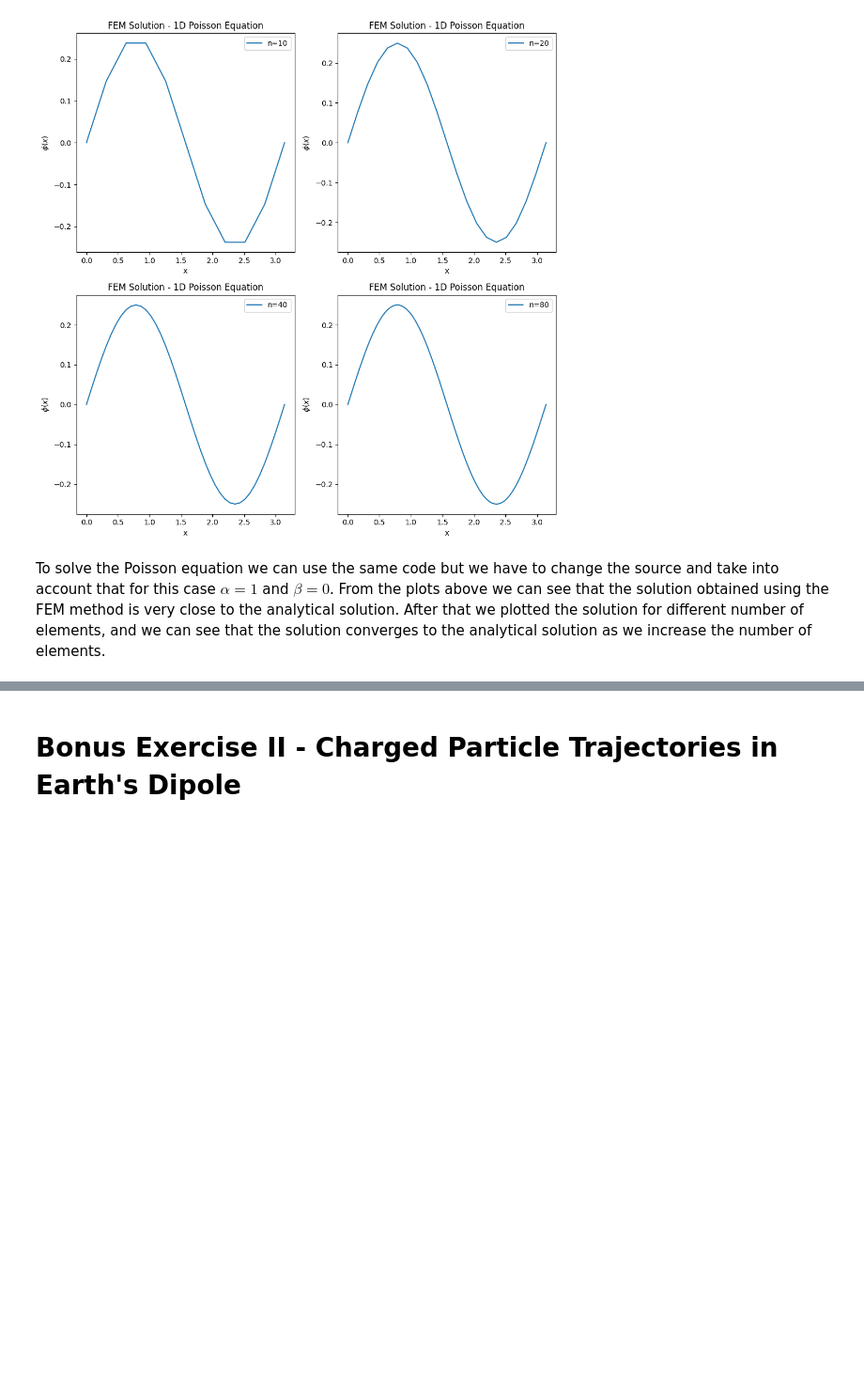
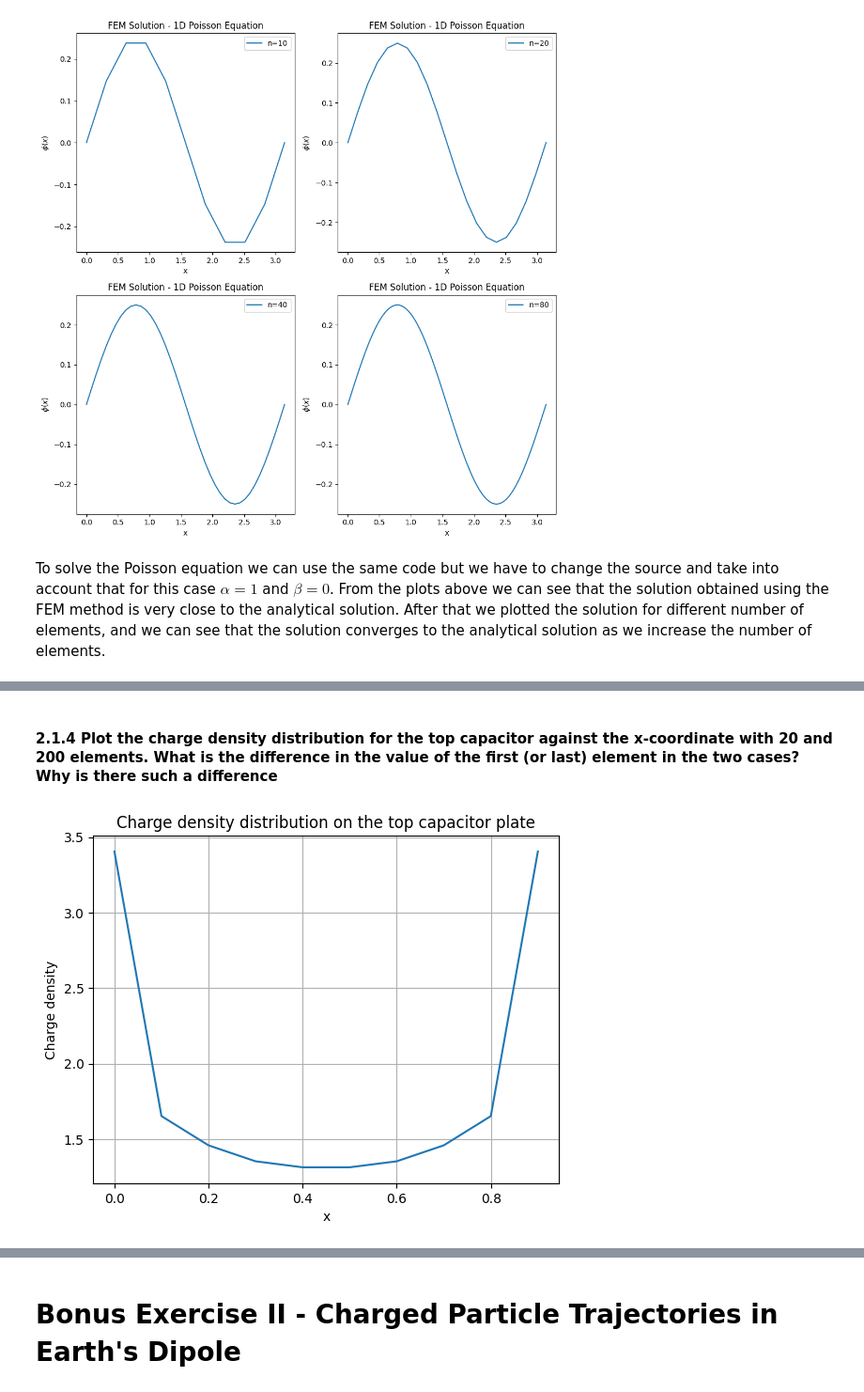
Before and after one commit to joaopedrobiu6/CompElectroMag, a Jupyter notebook: pro3/Assignment3.ipynb, the cells around one changed output, grey strips where cells are left out. Shown at 94% size. Cells and saved outputs as stored; diff of their text form; code cells hidden in the pictures; blank space fills up the shorter version.

```diff
--- a/pro3/Assignment3.ipynb
+++ b/pro3/Assignment3.ipynb
@@ -382,0 +507,34 @@ After that we plotted the solution for different number of elements, and we can
+# %% [markdown]
+#### 2.1.4 Plot the charge density distribution for the top capacitor against the x-coordinate with 20 and 200 elements. What is the difference in the value of the first (or last) element in the two cases? Why is there such a difference
+# %%
+# Plot the charge density distribution for the top capacitor plate
+n = 20
+nh = n // 2
+h = 1 / nh
+a = 1
+w = 1
+xs = np.zeros(n)
+xe = np.zeros(n)
+xs[:nh] = np.linspace(0, a - h, nh)
+xs[nh:] = np.linspace(0, a - h, nh)
+xe = xs + h
+
+ys = np.zeros(n)
+ye = np.zeros(n)
+ys[:nh] = 0.5 * w
+ys[nh:] = -0.5 * w
+ye = ys
+
+V = np.zeros(n)
+V[:nh] = 0.5
+V[nh:] = -0.5
+
+charge, sigma = MoM2D(xs, ys, xe, ye, V)
+plt.plot(xs[:nh], charge[:nh])
+plt.xlabel("x")
+plt.ylabel("Charge density")
+plt.title("Charge density distribution on the top capacitor plate")
+plt.grid()
+plt.show()
+# %% [output]
+[figure, added]
```
Also changed, not shown: parts of 11 cells of this notebook, 1 other file.
